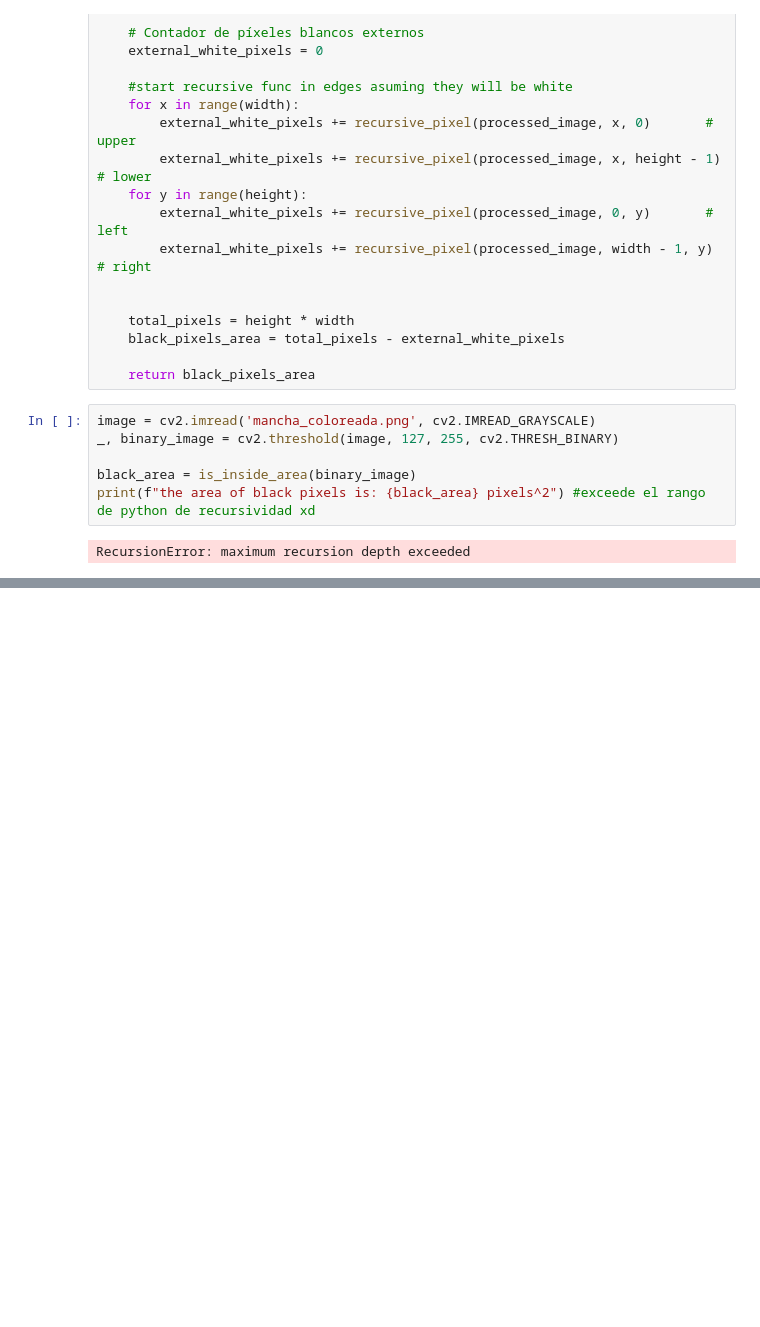
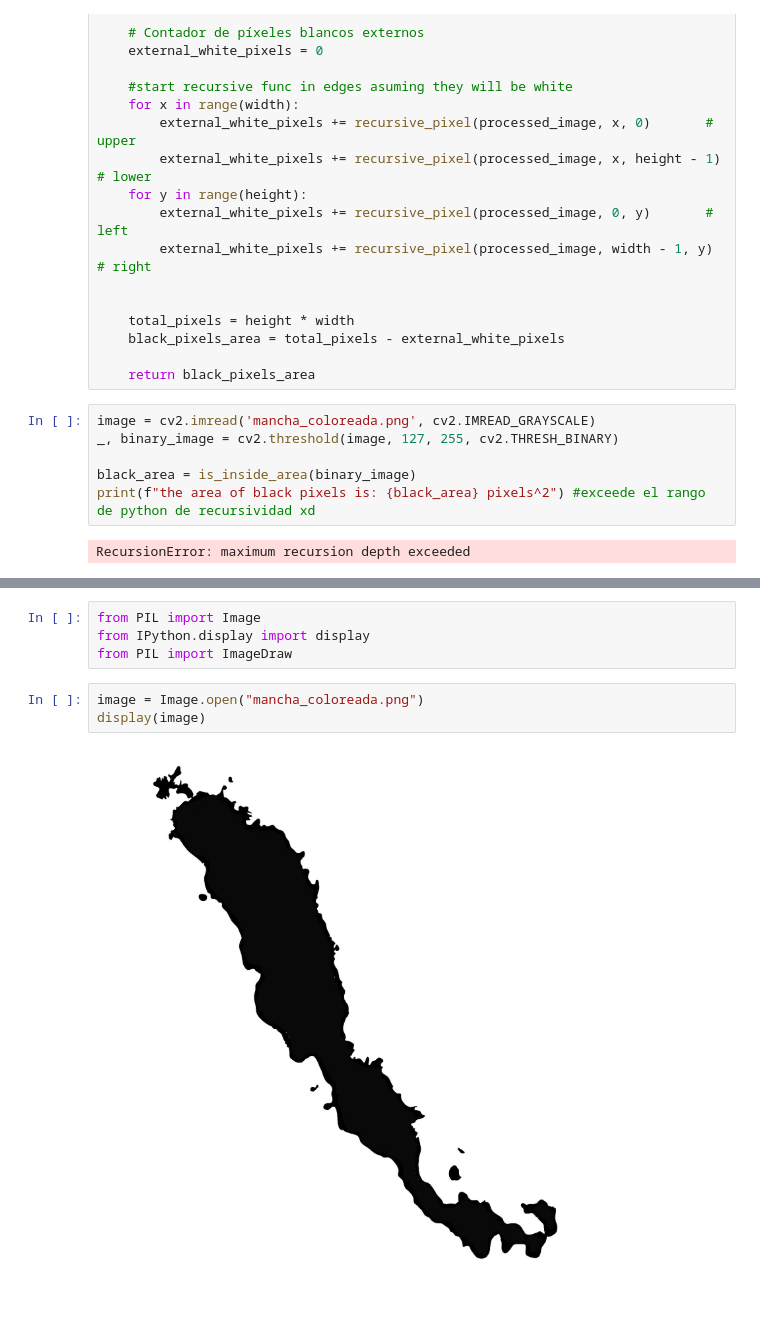
Before and after one commit to Chepados/ALN_practica_2, a Jupyter notebook: area_figura.ipynb, the cells around one changed output, grey strips where cells are left out. Cells and saved outputs as stored; diff of their text form; blank space fills up the shorter version.

```diff
--- a/area_figura.ipynb
+++ b/area_figura.ipynb
@@ -511,0 +556,9 @@ RecursionError: maximum recursion depth exceeded
+# %%
+from PIL import Image
+from IPython.display import display
+from PIL import ImageDraw
+# %%
+image = Image.open("mancha_coloreada.png")
+display(image)
+# %% [output]
+[figure, added]
```
Also changed, not shown: parts of 21 cells of this notebook, 2 other files.
